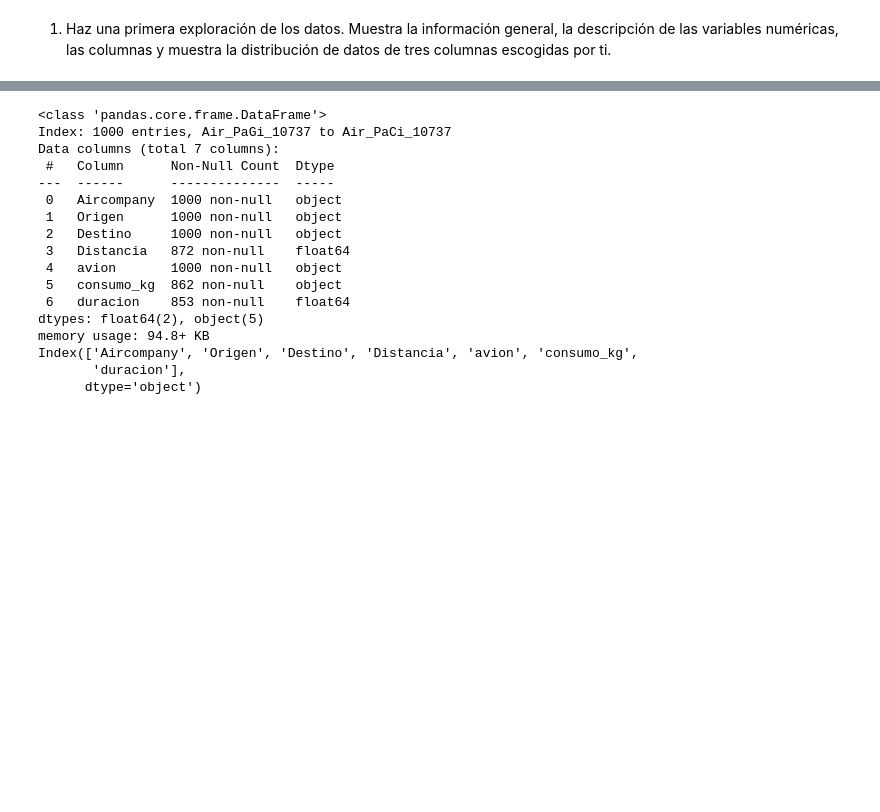
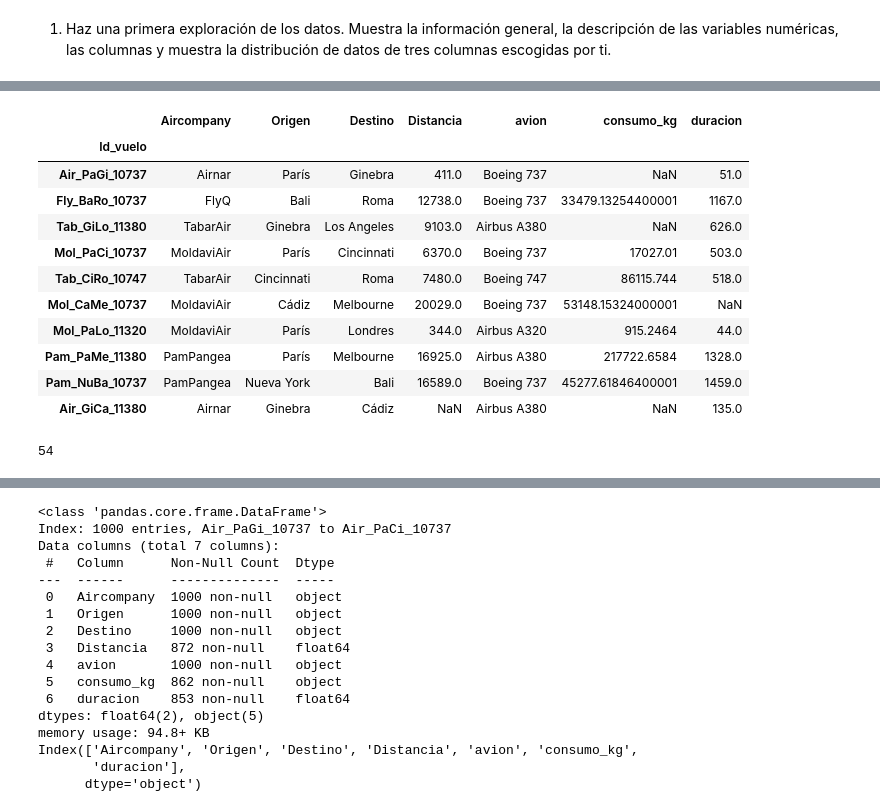
Before and after one commit to enriquerc95/ONLINE_DS_THEBRIDGE_ENRIQUE_RAMIREZ, a Jupyter notebook: EJERCICIOS/SPRINT4/PRACTICA OBLIGATORIA/Practica_Obligatoria/18_Practica_Obligatoria_Pandas_II.ipynb, the cells around one changed output, grey strips where cells are left out. Drawn from its saved outputs; the diff is of its cells as text; code cells hidden in the pictures; blank space fills up the shorter version.

```diff
--- a/EJERCICIOS/SPRINT4/PRACTICA OBLIGATORIA/Practica_Obligatoria/18_Practica_Obligatoria_Pandas_II.ipynb
+++ b/EJERCICIOS/SPRINT4/PRACTICA OBLIGATORIA/Practica_Obligatoria/18_Practica_Obligatoria_Pandas_II.ipynb
@@ -30,0 +80,23 @@ df_viajes_aereos.head()
+# %%
+df_viajes_aereos.head(10)
+# %% [output]
+|  | Aircompany | Origen | Destino | Distancia | avion | consumo_kg | duracion |
+| Id_vuelo |  |  |  |  |  |  |  |
+| Air_PaGi_10737 | Airnar | París | Ginebra | 411.0 | Boeing 737 | NaN | 51.0 |
+| Fly_BaRo_10737 | FlyQ | Bali | Roma | 12738.0 | Boeing 737 | 33479.13254400001 | 1167.0 |
+| Tab_GiLo_11380 | TabarAir | Ginebra | Los Angeles | 9103.0 | Airbus A380 | NaN | 626.0 |
+| Mol_PaCi_10737 | MoldaviAir | París | Cincinnati | 6370.0 | Boeing 737 | 17027.01 | 503.0 |
+| Tab_CiRo_10747 | TabarAir | Cincinnati | Roma | 7480.0 | Boeing 747 | 86115.744 | 518.0 |
+| Mol_CaMe_10737 | MoldaviAir | Cádiz | Melbourne | 20029.0 | Boeing 737 | 53148.15324000001 | NaN |
+| Mol_PaLo_11320 | MoldaviAir | París | Londres | 344.0 | Airbus A320 | 915.2464 | 44.0 |
+| Pam_PaMe_11380 | PamPangea | París | Melbourne | 16925.0 | Airbus A380 | 217722.6584 | 1328.0 |
+| Pam_NuBa_10737 | PamPangea | Nueva York | Bali | 16589.0 | Boeing 737 | 45277.61846400001 | 1459.0 |
+| Air_GiCa_11380 | Airnar | Ginebra | Cádiz | NaN | Airbus A380 | NaN | 135.0 |
+# %%
+#duplicados
+len(df_viajes_aereos[df_viajes_aereos.duplicated(keep = False)])
+#nos da 27 duplicados
+# el keep = "first" no los considera como copias
+#keep  = false nos da el duplicado
+# %% [output]
+54
```
Also changed, not shown: parts of 11 cells of this notebook, 3 other files.
